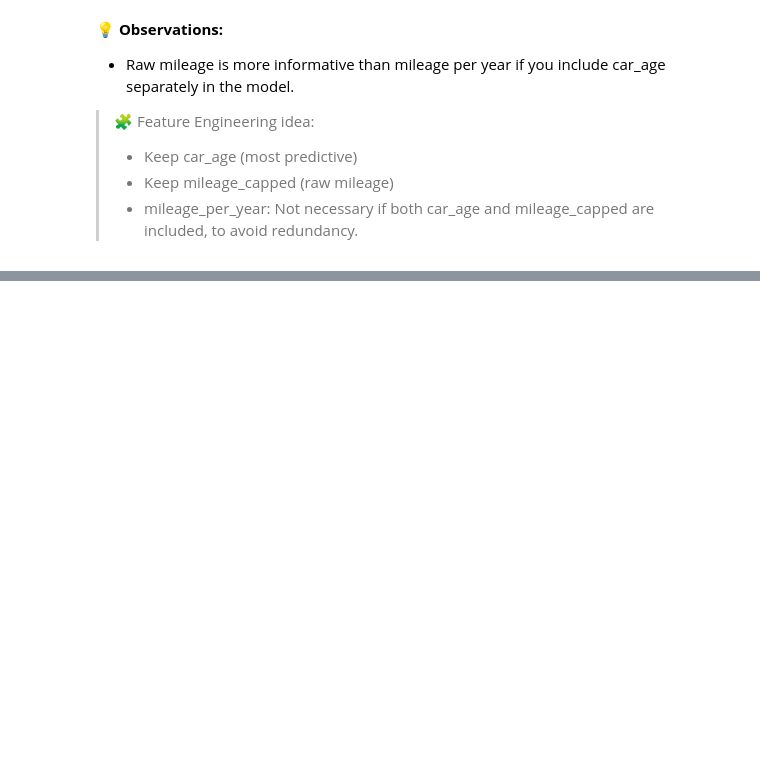
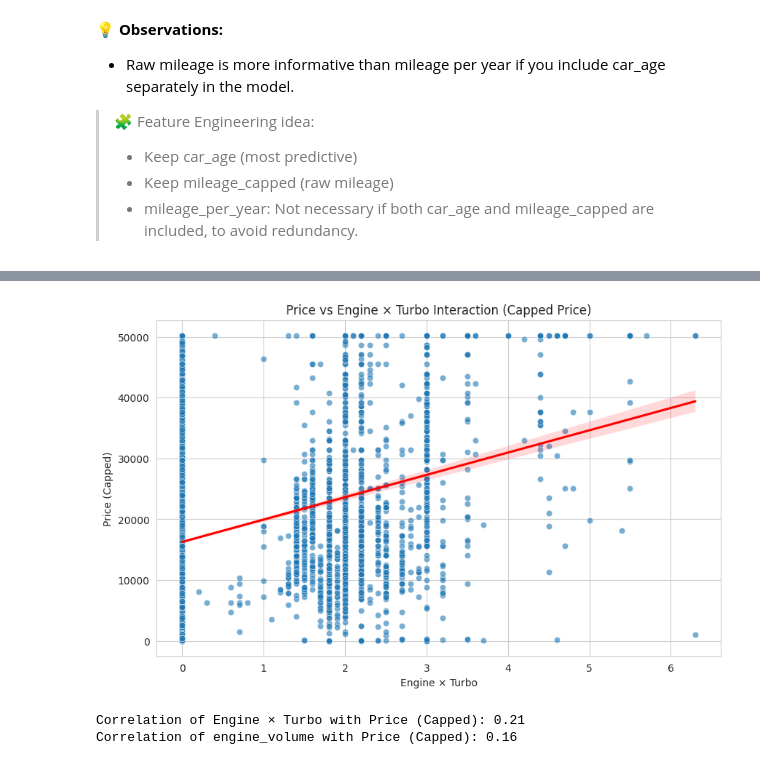
Before and after one commit to Mithula-cbw/Car-Price-Prediction, a Jupyter notebook: notebooks/Group_11_02_Descriptive_Analytics_and_EDA.ipynb, the cells around one changed output, grey strips where cells are left out. Drawn from its saved outputs; the diff is of its cells as text; code cells hidden in the pictures; blank space fills up the shorter version.

```diff
--- a/notebooks/Group_11_02_Descriptive_Analytics_and_EDA.ipynb
+++ b/notebooks/Group_11_02_Descriptive_Analytics_and_EDA.ipynb
@@ -1568,0 +1601,18 @@ Correlation of car_age with price: -0.40
+# %%
+plt.figure(figsize=(10,6))
+sns.scatterplot(data=df, x='engine_turbo', y='price_capped', alpha=0.6)
+sns.regplot(data=df, x='engine_turbo', y='price_capped', scatter=False, color='red')
+plt.title('Price vs Engine × Turbo Interaction (Capped Price)')
+plt.xlabel('Engine × Turbo')
+plt.ylabel('Price (Capped)')
+plt.show()
+# %% [output]
+[figure, added]
+# %%
+corr_engine_turbo = df['engine_turbo'].corr(df['price_capped'])
+print(f"Correlation of Engine × Turbo with Price (Capped): {corr_engine_turbo:.2f}")
+corr_engine = df['engine_volume'].corr(df['price_capped'])
+print(f"Correlation of engine_volume with Price (Capped): {corr_engine:.2f}")
+# %% [output]
+Correlation of Engine × Turbo with Price (Capped): 0.21
+Correlation of engine_volume with Price (Capped): 0.16
```
Also changed, not shown: parts of 7 cells of this notebook.
